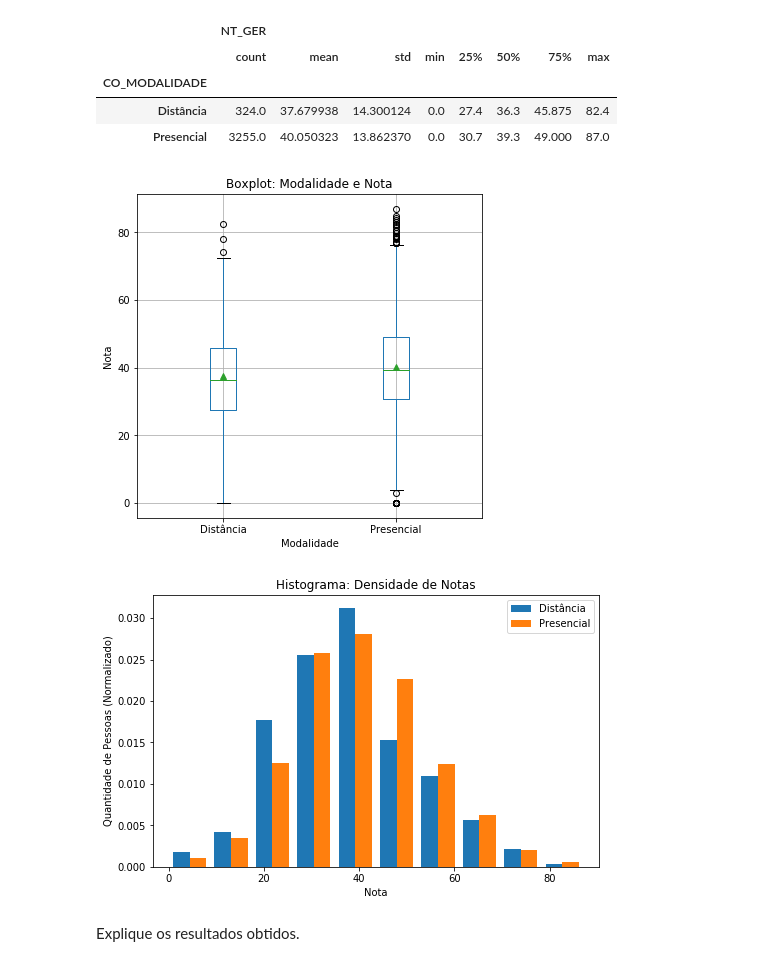
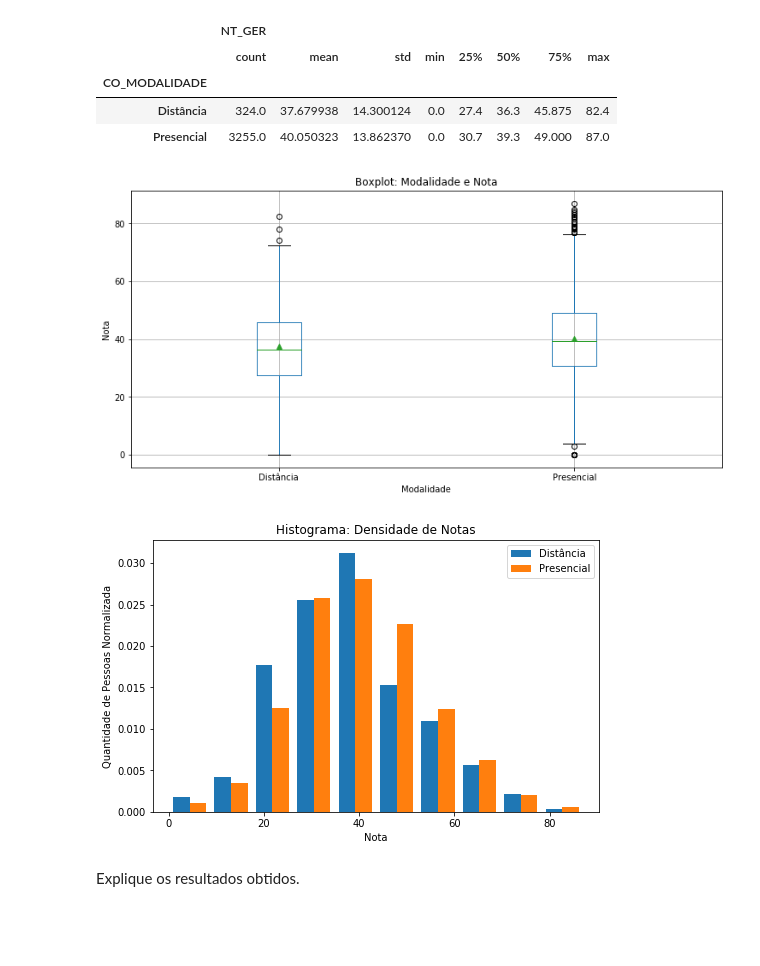
Before and after one commit to mikaelsouza/ammd-trab-1, a Jupyter notebook: notebooks/AMMD_ListaPratica_ENADE.ipynb, the cells around one changed output. Saved outputs shown, nothing was run; the diff lists cells and outputs as text; code cells hidden in the pictures; blank space fills up the shorter version.

```diff
--- a/notebooks/AMMD_ListaPratica_ENADE.ipynb
+++ b/notebooks/AMMD_ListaPratica_ENADE.ipynb
@@ -52,12 +52,20 @@ Numpy: 1.16.4
 SKLearn: 0.21.2
 # %%
 def bp(data, by, title, xlabel, ylabel):
-    fig, ax = plt.subplots(figsize=(6, 6))
+    fig, ax = plt.subplots(figsize=(12, 6))
     data.boxplot(by=by, ax=ax, showmeans=True)
     _ = plt.suptitle('')
     _ = plt.title(title)
     _ = plt.xlabel(xlabel)
     _ = plt.ylabel(ylabel)
+
+def density(data, title, xlabel, ylabel, legend):
+    fig, ax = plt.subplots(figsize=(8,5))
+    plt.hist(data, density=True, bins=10)
+    _ = plt.title(title)
+    _ = plt.xlabel(xlabel)
+    _ = plt.ylabel(ylabel)
+    _ = plt.legend(legend)
 # %%
 # Caminho do arquivo
 egeral = pd.read_csv('../data/enade2017_Fisica.csv', sep=';')
@@ -232,17 +240,16 @@ data.groupby(by='CO_MODALIDADE').describe()
 # %%
 bp(data, 'CO_MODALIDADE', 'Boxplot: Modalidade e Nota', 'Modalidade', 'Nota')
 # %% [output]
-[figure, old version]
+[figure, new version]
 # %%
 # Plotando histograma de densidade
-fig, ax = plt.subplots(figsize=(8,5))
-plt.hist([notas_dist, notas_pres], density=True, bins=10)
-_ = plt.title('Histograma: Densidade de Notas')
-_ = plt.xlabel("Nota")
-_ = plt.ylabel("Quantidade de Pessoas (Normalizado)")
-_ = plt.legend(["Distância", "Presencial"])
+density(data=[notas_dist, notas_pres],
+        title='Histograma: Densidade de Notas',
+        xlabel='Nota',
+        ylabel='Quantidade de Pessoas Normalizada',
+        legend=['Distância', 'Presencial'])
 # %% [output]
-[figure, old version]
+[figure, new version]
 # %% [markdown]
 Explique os resultados obtidos.
 # %% [markdown]
```
Also changed, not shown: parts of 59 cells of this notebook, 2 other files.
